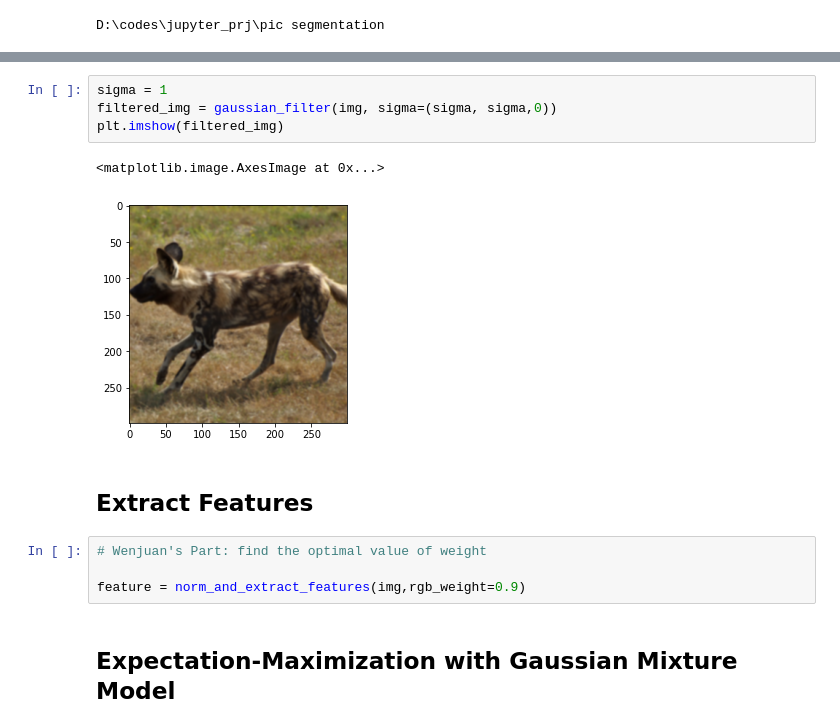
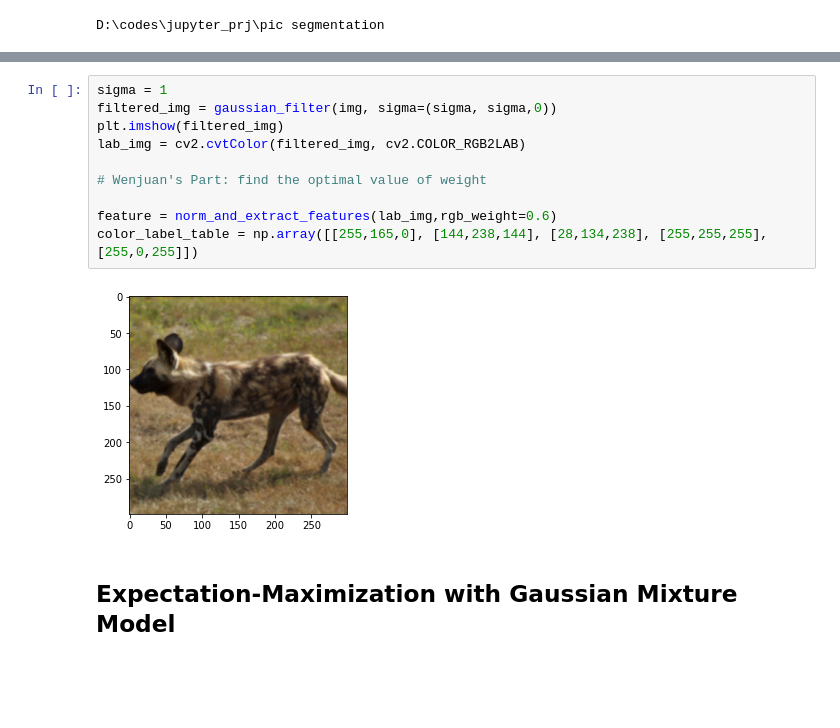
Before and after one commit to Xxxxhx/EM-image-seg, a Jupyter notebook: EM_Segmentation.ipynb, the cells around one changed output, grey strips where cells are left out. Saved outputs shown, nothing was run; the diff lists cells and outputs as text; blank space fills up the shorter version.

```diff
--- a/EM_Segmentation.ipynb
+++ b/EM_Segmentation.ipynb
@@ -30,14 +37,13 @@ x,y = img.shape[:-1]
-# %%
-sigma = 1
-filtered_img = gaussian_filter(img, sigma=(sigma, sigma,0))
-plt.imshow(filtered_img)
-# %% [output]
-<matplotlib.image.AxesImage at 0x...>
-[figure, removed]
-# %% [markdown]
-## Extract Features
-# %%
-# Wenjuan's Part: find the optimal value of weight
-
-feature = norm_and_extract_features(img,rgb_weight=0.9)
+# %%
+sigma = 1
+filtered_img = gaussian_filter(img, sigma=(sigma, sigma,0))
+plt.imshow(filtered_img)
+lab_img = cv2.cvtColor(filtered_img, cv2.COLOR_RGB2LAB)
+
+# Wenjuan's Part: find the optimal value of weight
+
+feature = norm_and_extract_features(lab_img,rgb_weight=0.6)
+color_label_table = np.array([[255,165,0], [144,238,144], [28,134,238], [255,255,255], [255,0,255]])
+# %% [output]
+[figure, added]
 # %% [markdown]
```
Also changed, not shown: parts of 15 cells of this notebook, 1 other file.
